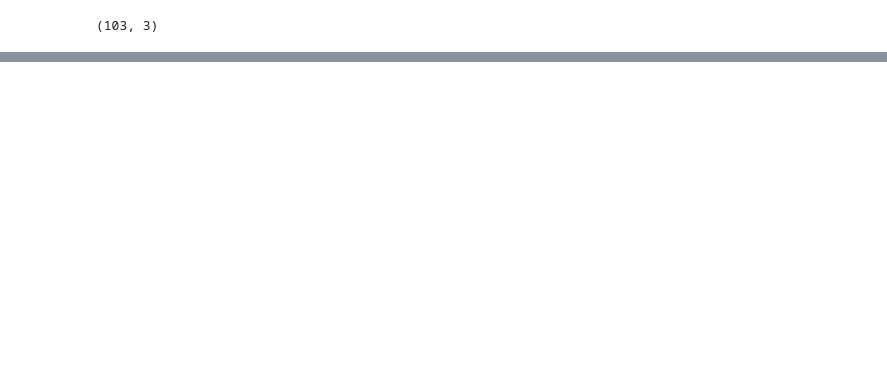
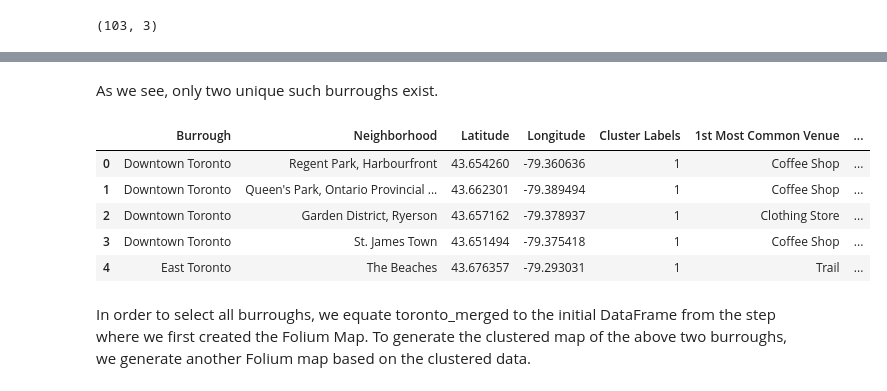
Before and after one commit to environmentalpython/Coursera_Capstone, a Jupyter notebook: Coursera_Capstone.ipynb, the cells around one changed output, grey strips where cells are left out. Saved outputs shown, nothing was run; the diff lists cells and outputs as text; code cells hidden in the pictures; blank space fills up the shorter version.

```diff
--- a/Coursera_Capstone.ipynb
+++ b/Coursera_Capstone.ipynb
@@ -109,0 +278,2 @@ df.shape
+# %%
+toronto_grouped = toronto_onehot.groupby('Neighborhood').mean().reset_index()
@@ -109,0 +288,21 @@ df.shape
+# %%
+num_top_venues = 10
+
+indicators = ['st', 'nd', 'rd']
+
+# create columns according to number of top venues
+columns = ['Neighborhood']
+for ind in np.arange(num_top_venues):
+    try:
+        columns.append('{}{} Most Common Venue'.format(ind+1, indicators[ind]))
+    except:
+        columns.append('{}th Most Common Venue'.format(ind+1))
+
+# create a new dataframe
+neighborhoods_venues_sorted = pd.DataFrame(columns=columns)
+neighborhoods_venues_sorted['Neighborhood'] = toronto_grouped['Neighborhood']
+
+for ind in np.arange(toronto_grouped.shape[0]):
+    neighborhoods_venues_sorted.iloc[ind, 1:] = return_most_common_venues(toronto_grouped.iloc[ind, :], num_top_venues)
+
+neighborhoods_venues_sorted.head()
@@ -109,0 +320,8 @@ df.shape
+# %%
+# set number of clusters
+kclusters = 5
+
+toronto_grouped_clustering = toronto_grouped.drop('Neighborhood', 1)
+
+# run k-means clustering
+kmeans = KMeans(n_clusters=kclusters, random_state=0).fit(toronto_grouped_clustering)
@@ -109,0 +330,3 @@ df.shape
+# %%
+toronto_data = df[df['Burrough'].str.contains("Toronto")].reset_index(drop=True)
+toronto_data.head()
@@ -109,0 +340,21 @@ df.shape
+# %% [markdown]
+As we see, only two unique such burroughs exist.
+# %%
+# add clustering labels
+neighborhoods_venues_sorted.insert(0, 'Cluster Labels', kmeans.labels_)
+
+toronto_merged = toronto_data
+
+# merge manhattan_grouped with manhattan_data to add latitude/longitude for each neighborhood
+toronto_merged = toronto_merged.join(neighborhoods_venues_sorted.set_index('Neighborhood'), on='Neighborhood')
+
+toronto_merged.head() # check the last columns!
+# %% [output]
+|  | Burrough | Neighborhood | Latitude | Longitude | Cluster Labels | 1st Most Common Venue | ... |
+| 0 | Downtown Toronto | Regent Park, Harbourfront | 43.654260 | -79.360636 | 1 | Coffee Shop | ... |
+| 1 | Downtown Toronto | Queen's Park, Ontario Provincial ... | 43.662301 | -79.389494 | 1 | Coffee Shop | ... |
+| 2 | Downtown Toronto | Garden District, Ryerson | 43.657162 | -79.378937 | 1 | Clothing Store | ... |
+| 3 | Downtown Toronto | St. James Town | 43.651494 | -79.375418 | 1 | Coffee Shop | ... |
+| 4 | East Toronto | The Beaches | 43.676357 | -79.293031 | 1 | Trail | ... |
+# %% [markdown]
+In order to select all burroughs, we equate toronto_merged to the initial DataFrame from the step where we first created the Folium Map. To generate the clustered map of the above two burroughs, we generate another Folium map based on the clustered data.
```
Also changed, not shown: parts of 33 cells of this notebook.
